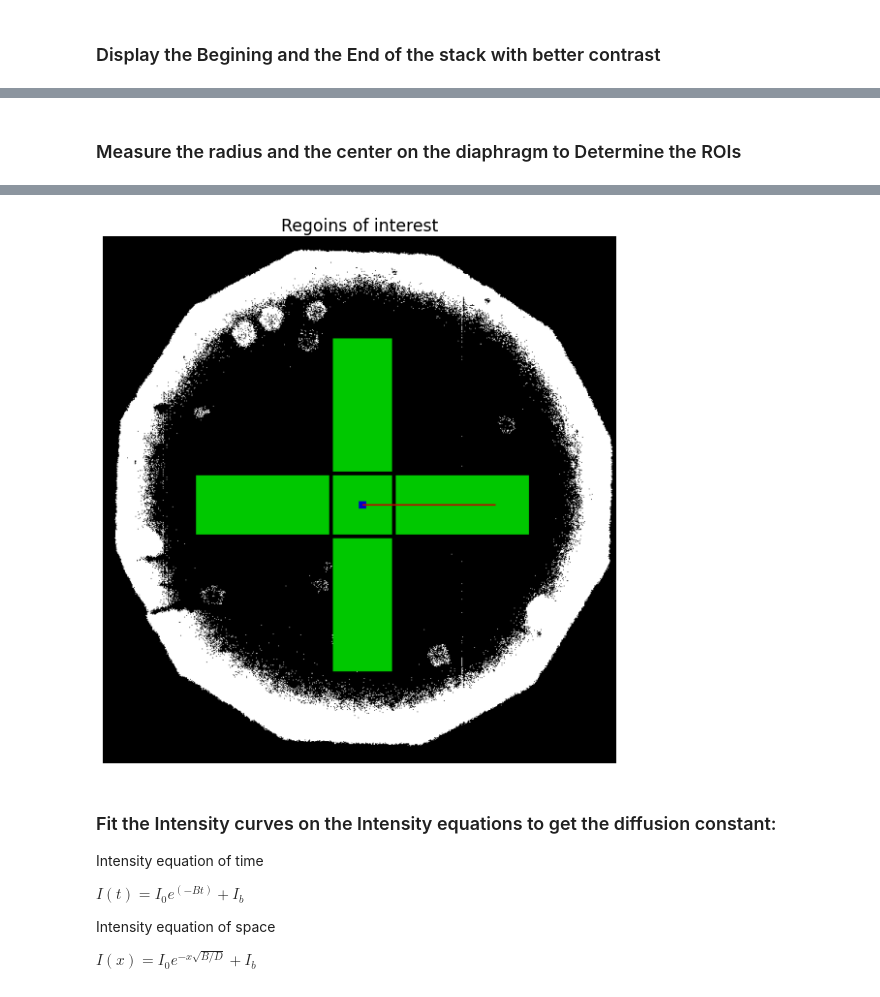
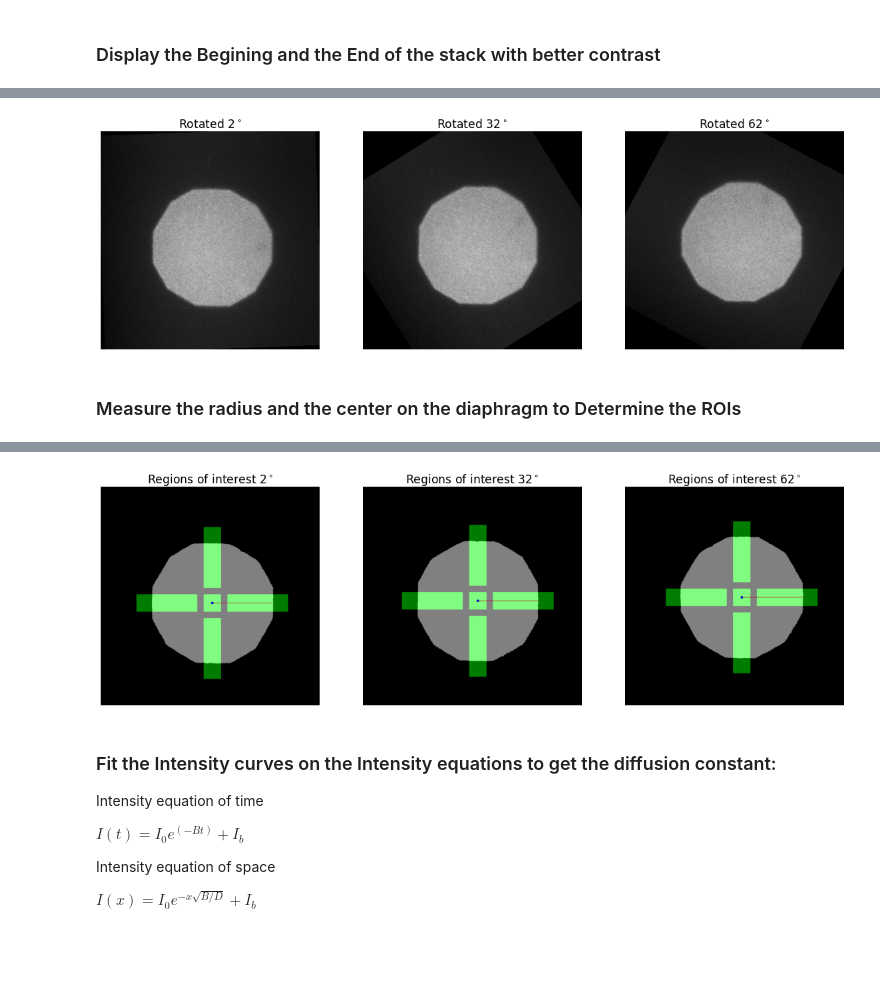
Before and after one commit to ahmed344/SLB_fluidity, a Jupyter notebook: continuous photobleaching.ipynb, the cells around one changed output, grey strips where cells are left out. Cells and saved outputs as stored; diff of their text form; code cells hidden in the pictures; blank space fills up the shorter version.

Commit message:
Do Rotations

```diff
--- a/continuous photobleaching.ipynb
+++ b/continuous photobleaching.ipynb
@@ -83,3 +89,19 @@ plt.savefig(f'{directory}/results/{stack}_Begining_and_END.png')
+# %%
+# Choose the set of ratations
+rotations = [2, 32 , 62]
+
+# Display the first image with rotaion 30 and 60 degree
+plt.figure(figsize=(20,7))
+
+for i, th in enumerate(rotations):
+    plt.subplot(1,3,i+1)
+    plt.axis('off')
+    plt.title(f'Rotated {th}$^\circ$', fontsize='xx-large')
+    plt.imshow(rotate(avg_start, th), cmap = "gray", vmin=300)
+
+plt.savefig(f'data/{directory}/results/{stack}_{start}_{end}_Rotations')
+# %% [output]
+[figure, added]
 # %% [markdown]
 ### Measure the radius and the center on the diaphragm to Determine the ROIs
 # %%
@@ -87,35 +109,50 @@ plt.savefig(f'{directory}/results/{stack}_Begining_and_END.png')
 threshold = filters.threshold_otsu(avg)
 
 # Making a binary mask image with 0 and 1 values
-mask = np.multiply(avg > threshold, 1, dtype=float)
+masks = [np.multiply(rotate(avg, th) > threshold, 1, dtype=float) for th in rotations]
 
-# Get an RGB copy of the mask
-umask = img_as_ubyte(np.tensordot(mask, np.array([1, 1, 1]), axes=0))
+# Display the regions in with rotaion 30 and 60 degree
+plt.figure(figsize=(20,7))
 
-# Measure the radius of the diaphragm by treating it as a circle with area = Pi*R^2
-radius = int(np.sqrt(np.sum(mask)/(np.pi)))
+for i, (mask, th) in enumerate(zip(masks, rotations)):
 
-# Determine the center of mass for the mask and transform it into integer array.
-center = np.array(center_of_mass(mask)).astype(int)
+    # Measure the radius of the diaphragm by treating it as a circle with area = Pi*R^2
+    radius = int(np.sqrt(np.sum(mask)/(np.pi)))
 
-print(f'Radius = {radius}\nCenter = {center}')
+    # Determine the center of mass for the mask and transform it into integer array.
+    center = np.array(center_of_mass(mask)).astype(int)
 
-# Draw the regions to be measured
-umask[center[0]-40:center[0]+40, center[1]-40:center[1]+40] = [0,200,0]                         # Rectangle center
-umask[center[0]-40:center[0]+40, center[1]+int(radius/4):center[1]+int(radius*5/4)] = [0,200,0] # Rectangle right
-umask[center[0]-40:center[0]+40, center[1]-int(radius*5/4):center[1]-int(radius/4)] = [0,200,0] # Rectangle left
-umask[center[0]-int(radius*5/4):center[0]-int(radius/4), center[1]-40:center[1]+40] = [0,200,0] # Rectangle up
-umask[center[0]+int(radius/4):center[0]+int(radius*5/4), center[1]-40:center[1]+40] = [0,200,0] # Rectangle down
+    print(f'Rotation = {th} degree\nRadius = {radius}\nCenter = {center}\n')
+
+    # Get an RGB copy of the mask
+    umask = img_as_ubyte(np.tensordot(mask, np.array([0.5, 0.5, 0.5]), axes=0))
+
+    ## Draw the regions to be measured
+
+    # Rectangle center
+    umask[center[0]-40:center[0]+40, center[1]-40:center[1]+40] += img_as_ubyte([0,0.49,0])
+
+    # Rectangle right
+    umask[center[0]-40:center[0]+40, center[1]+int(radius/4):center[1]+int(radius*5/4)] += img_as_ubyte([0,0.49,0])
+    # Rectangle left
+    umask[center[0]-40:center[0]+40, center[1]-int(radius*5/4):center[1]-int(radius/4)] += img_as_ubyte([0,0.49,0])
+    # Rectangle up
+    umask[center[0]-int(radius*5/4):center[0]-int(radius/4), center[1]-40:center[1]+40] += img_as_ubyte([0,0.49,0])
+    # Rectangle down
+    umask[center[0]+int(radius/4):center[0]+int(radius*5/4), center[1]-40:center[1]+40] += img_as_ubyte([0,0.49,0])
+
+    # Draw the radius of the mask
+    umask[center[0]-1:center[0]+1, center[1]:center[1]+radius] = [200,0,0]
+    # Draw the center of the mask
+    umask[center[0]-5:center[0]+5, center[1]-5:center[1]+5]    = [0,0,200]
 
 
-# Draw the radius and the center on the mask
-umask[center[0]-5:center[0]+5, center[1]-5:center[1]+5] = [0,0,200] # Center
-umask[center[0]-1:center[0]+1, center[1]:center[1]+radius] = [200,0,0] # Radius
+    # plot the regions of interest
+    plt.subplot(1,3,i+1)
+    plt.axis('off')
+    plt.title(f'Regions of interest {th}$^\circ$', fontsize='xx-large')
+    plt.imshow(umask);
 
-# display the image with better brightness and contrast
-plt.figure(figsize=(10,10))
-plt.axis('off')
-plt.title('Regoins of interest', fontsize='xx-large')
-plt.imshow(umask);
-plt.savefig(f'{directory}/results/{stack}_{start}_{end}_Regions_of_interest.png')
+# Save the image
+plt.savefig(f'data/{directory}/results/{stack}_{start}_{end}_Regions_of_interest')
 # %% [output]
@@ -124,4 +170,4 @@ Center = [363 351]
-[figure, old version]
+[figure, new version]
 # %% [markdown]
 ### Fit the Intensity curves on the Intensity equations to get the diffusion constant:
 Intensity equation of time
```
Also changed, not shown: parts of 12 cells of this notebook, 1 other file.
